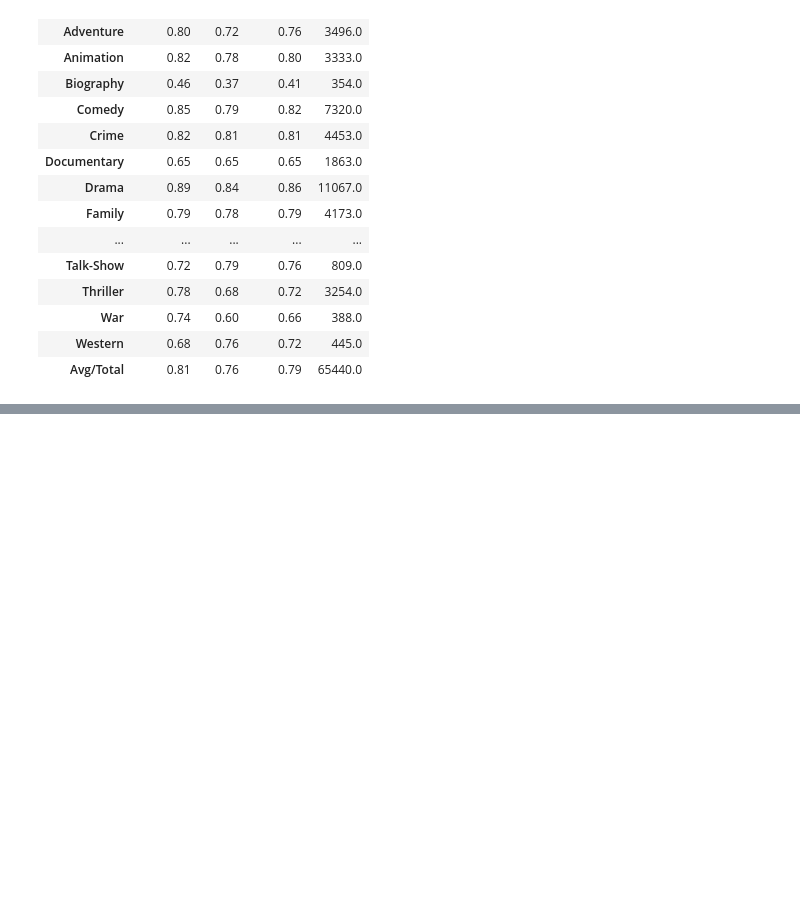
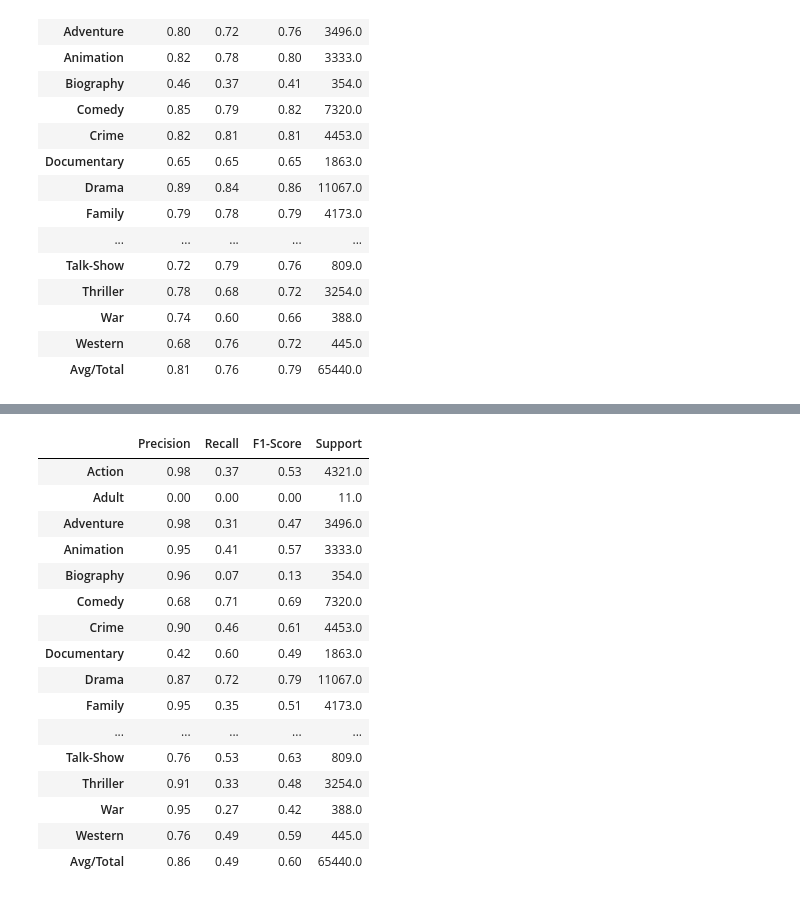
Before and after one commit to shashankvmaiya/Movie-Genre-Multi-Label-Text-Classification, a Jupyter notebook: Reports/Modeling_Part1.ipynb, the cells around one changed output, grey strips where cells are left out. Cells and saved outputs as stored; diff of their text form; code cells hidden in the pictures; blank space fills up the shorter version.

```diff
--- a/Reports/Modeling.ipynb
+++ b/Reports/Modeling_Part1.ipynb
@@ -1339,0 +1423,26 @@ accuracy(test_y, predictions)
+# %%
+pipeline = Pipeline([
+                ('tfidf', TfidfVectorizer(max_df=0.5, min_df=2, ngram_range=(1, 1))),
+                ('clf', MultinomialNB(alpha=0.001, fit_prior=True, class_prior=None))
+            ])
+pipeline.fit(train_X, train_y_cluster_labels)
+predictions = multi_class_predict(pipeline, test_X, cluster_center)
+accuracy(test_y, predictions)
+# %% [output]
+|  | Precision | Recall | F1-Score | Support |
+| Action | 0.98 | 0.37 | 0.53 | 4321.0 |
+| Adult | 0.00 | 0.00 | 0.00 | 11.0 |
+| Adventure | 0.98 | 0.31 | 0.47 | 3496.0 |
+| Animation | 0.95 | 0.41 | 0.57 | 3333.0 |
+| Biography | 0.96 | 0.07 | 0.13 | 354.0 |
+| Comedy | 0.68 | 0.71 | 0.69 | 7320.0 |
+| Crime | 0.90 | 0.46 | 0.61 | 4453.0 |
+| Documentary | 0.42 | 0.60 | 0.49 | 1863.0 |
+| Drama | 0.87 | 0.72 | 0.79 | 11067.0 |
+| Family | 0.95 | 0.35 | 0.51 | 4173.0 |
+| ... | ... | ... | ... | ... |
+| Talk-Show | 0.76 | 0.53 | 0.63 | 809.0 |
+| Thriller | 0.91 | 0.33 | 0.48 | 3254.0 |
+| War | 0.95 | 0.27 | 0.42 | 388.0 |
+| Western | 0.76 | 0.49 | 0.59 | 445.0 |
+| Avg/Total | 0.86 | 0.49 | 0.60 | 65440.0 |
```
Also changed, not shown: parts of 8 cells of this notebook, 2 other files.
